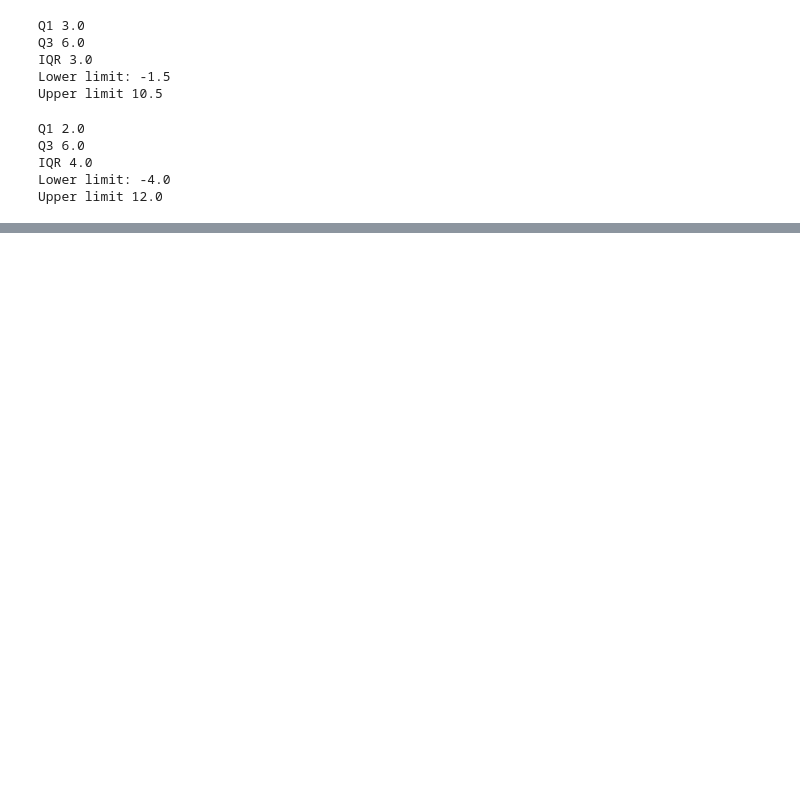
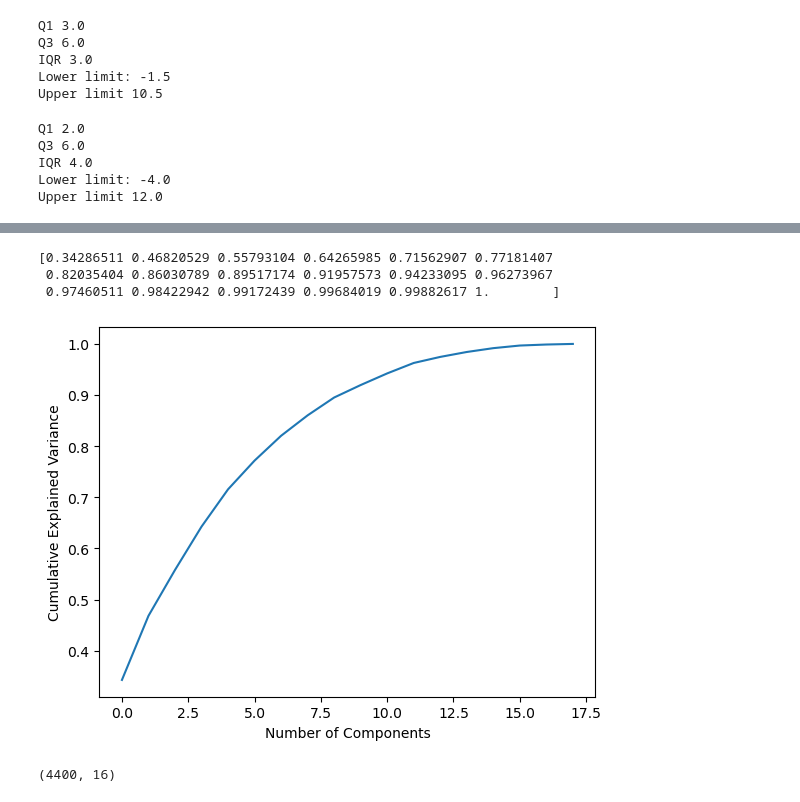
Before and after one commit to camilasoaares/Data-Preparation, a Jupyter notebook: CamilaSoares_DPrepHDip_CA1.ipynb, the cells around one changed output, grey strips where cells are left out. Drawn from its saved outputs; the diff is of its cells as text; code cells hidden in the pictures; blank space fills up the shorter version.

```diff
--- a/CamilaSoares_DPrepHDip_CA1.ipynb
+++ b/CamilaSoares_DPrepHDip_CA1.ipynb
@@ -763,0 +791,17 @@ Finally the IQR method identified potential outliers in both variables. Although
+# %%
+data_num = data[num_columns].copy()
+# %%
+import sklearn.preprocessing as preproc
+data_num = preproc.StandardScaler().fit_transform(data_num)
+# %%
+pca = PCA().fit(data_num)
+
+plt.plot(np.cumsum(pca.explained_variance_ratio_))
+plt.xlabel("Number of Components")
+plt.ylabel("Cumulative Explained Variance")
+print(np.cumsum(pca.explained_variance_ratio_))
+# %% [output]
+[0.34286511 0.46820529 0.55793104 0.64265985 0.71562907 0.77181407
+ 0.82035404 0.86030789 0.89517174 0.91957573 0.94233095 0.96273967
+ 0.97460511 0.98422942 0.99172439 0.99684019 0.99882617 1.        ]
+[figure, added]
@@ -763,0 +811,4 @@ Finally the IQR method identified potential outliers in both variables. Although
+# %%
+data_pca_reduced.shape
+# %% [output]
+(4400, 16)
```
Also changed, not shown: parts of 44 cells of this notebook, 1 other file.
